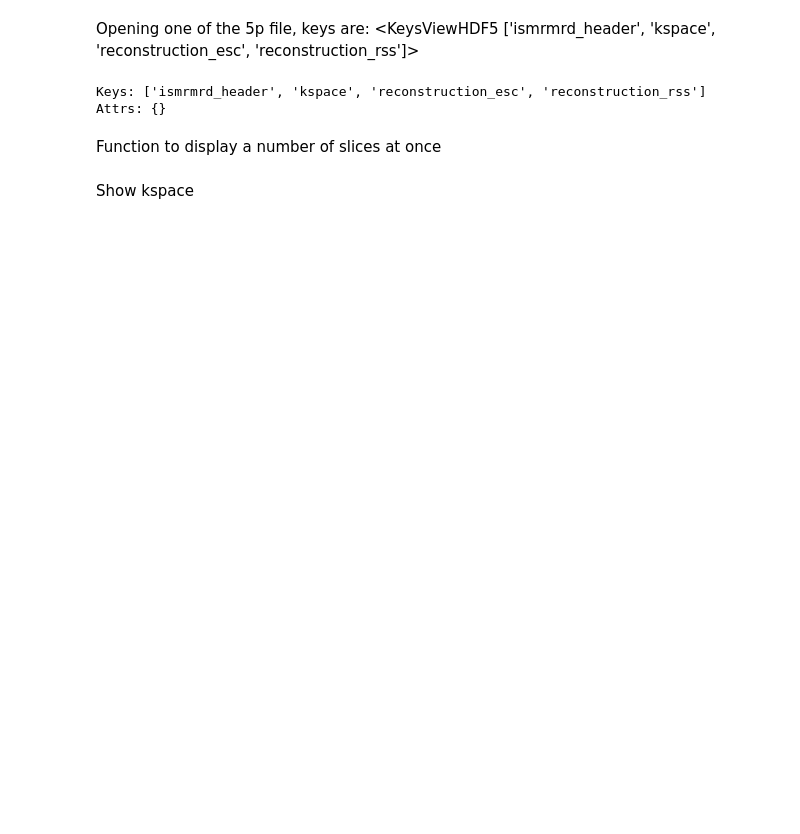
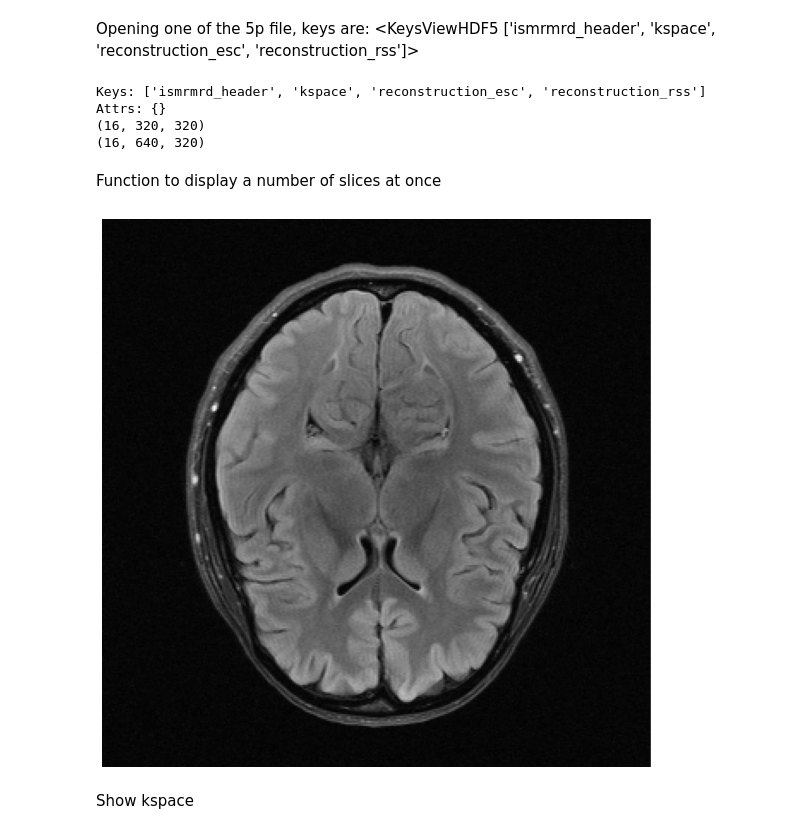
Before and after one commit to andreas00e/mri-inr, a Jupyter notebook: explore.ipynb, the cells around one changed output. Cells and saved outputs as stored; diff of their text form; code cells hidden in the pictures; blank space fills up the shorter version.

```diff
--- a/explore.ipynb
+++ b/explore.ipynb
@@ -21,20 +85,25 @@ import matplotlib.pyplot as plt
 Opening one of the 5p file, keys are: <KeysViewHDF5 ['ismrmrd_header', 'kspace', 'reconstruction_esc', 'reconstruction_rss']>
 # %%
 
-hf = h5py.File(train_path + train_list[0], 'r')
+hf = h5py.File(train_list[0], 'r')
 print('Keys:', list(hf.keys()))
 print('Attrs:', dict(hf.attrs))
 # %% [output]
 Keys: ['ismrmrd_header', 'kspace', 'reconstruction_esc', 'reconstruction_rss']
 Attrs: {}
+(16, 320, 320)
+(16, 640, 320)
 # %% [markdown]
 Function to display a number of slices at once
 # %%
-def show_slices(data, slices, cmap='gray'):
-    fig = plt.figure()
+def show_slices(data, slices, cmap='gray', size=24):
+    fig = plt.figure(figsize=(size,size/2))
     for i, num in enumerate(slices):
         plt.subplot(1, len(slices), i + 1)
         plt.imshow(data[num], cmap=cmap)
+        plt.axis('off')
+# %% [output]
+[figure, added]
 # %% [markdown]
 Show kspace
 # %%
```
Also changed, not shown: parts of 12 cells of this notebook.
